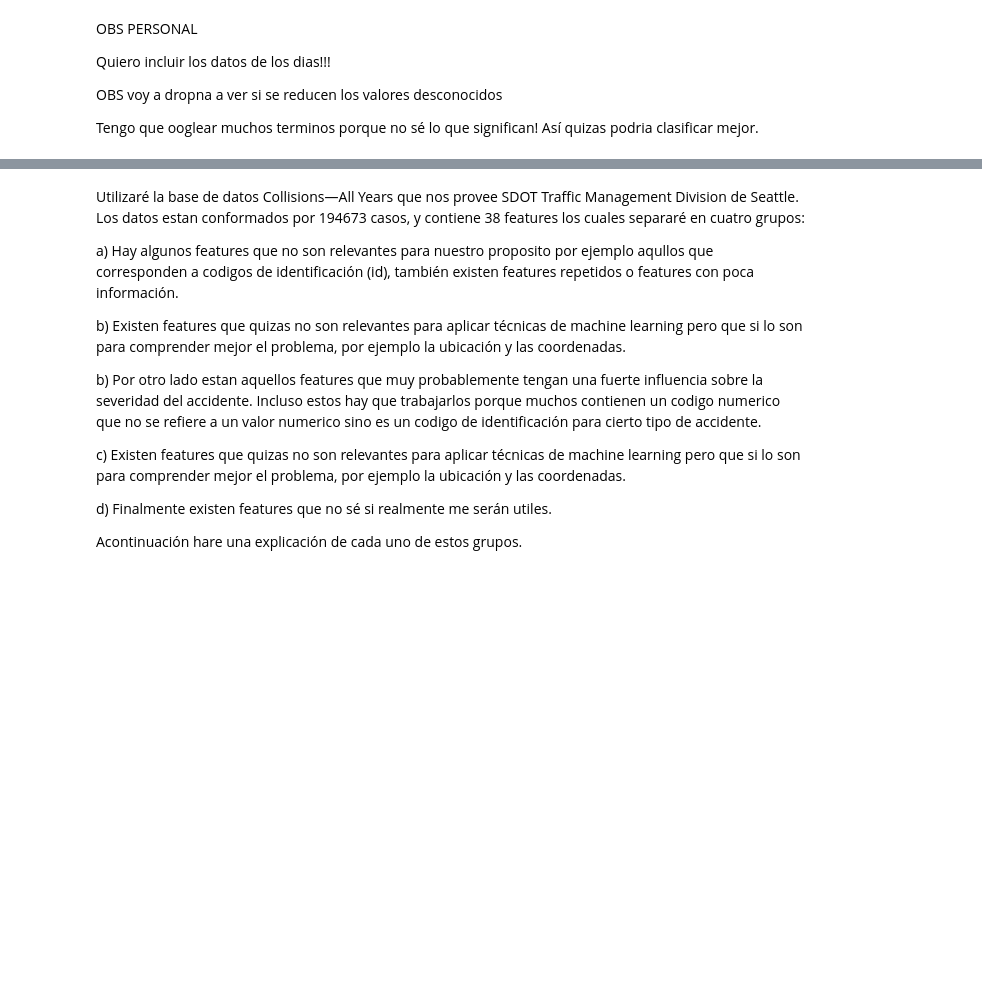
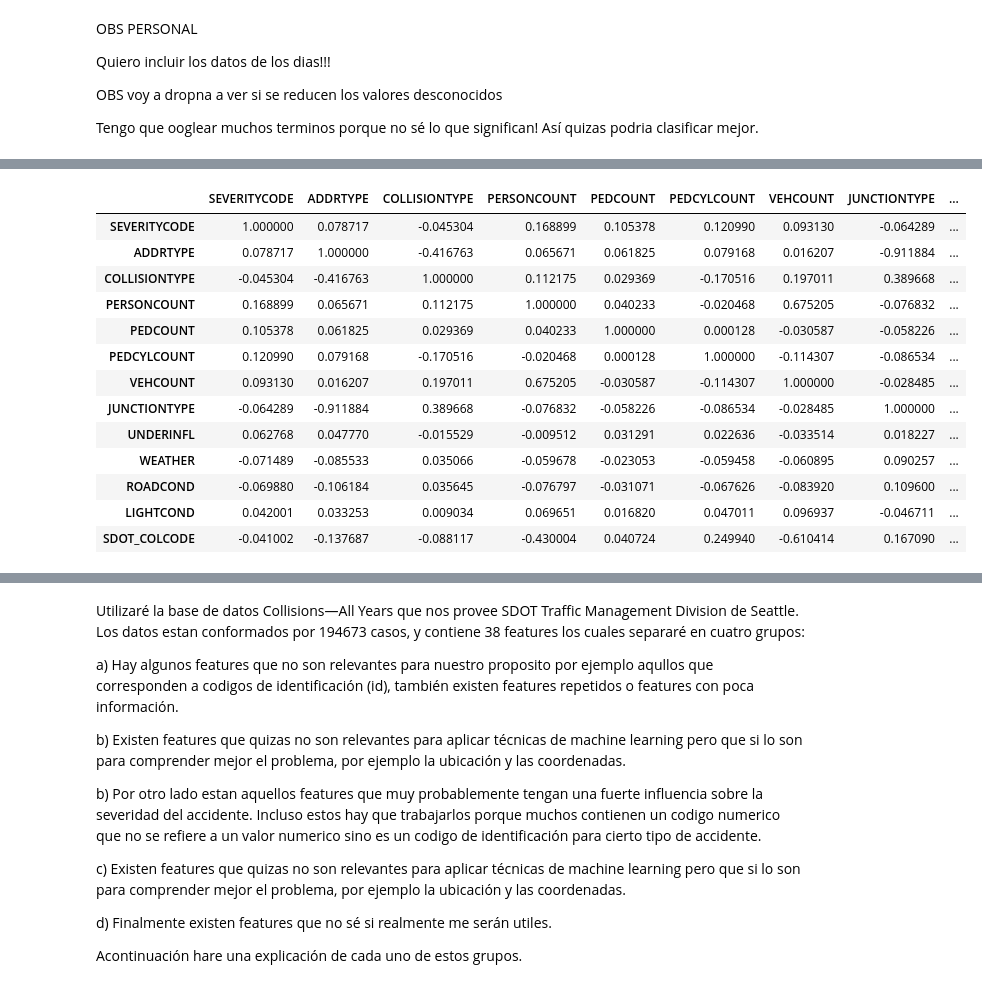
Before and after one commit to Carlosriosch/Coursera_Capstone, a Jupyter notebook: report.ipynb, the cells around one changed output, grey strips where cells are left out. Cells and saved outputs as stored; diff of their text form; code cells hidden in the pictures; blank space fills up the shorter version.

```diff
--- a/report.ipynb
+++ b/report.ipynb
@@ -662,0 +804,7 @@ DF.head()
+# %%
+leROA = preprocessing.LabelEncoder()
+leROA.fit(DF['ROADCOND'].unique())
+list(leROA.classes_)
+transROA=leROA.transform(DF['ROADCOND'])
+transROA
+collections.Counter(transROA)
@@ -662,0 +813,7 @@ DF.head()
+# %%
+leWEA = preprocessing.LabelEncoder()
+leWEA.fit(DF['WEATHER'].unique())
+list(leWEA.classes_)
+transWEA=leWEA.transform(DF['WEATHER'])
+transWEA
+collections.Counter(transWEA)
@@ -662,0 +831,7 @@ DF.head()
+# %%
+leLIG = preprocessing.LabelEncoder()
+leLIG.fit(DF['LIGHTCOND'].unique())
+list(leLIG.classes_)
+transLIG=leLIG.transform(DF['LIGHTCOND'])
+transLIG
+collections.Counter(transLIG)
@@ -662,0 +856,16 @@ DF.head()
+# %%
+DFF=pd.DataFrame()
+DFF['SEVERITYCODE']=DF['SEVERITYCODE']
+DFF['ADDRTYPE']=transADD
+DFF['COLLISIONTYPE']=transCOLL
+DFF['PERSONCOUNT']=DF['PERSONCOUNT']
+DFF['PEDCOUNT']=DF['PEDCOUNT']
+DFF['PEDCYLCOUNT']=DF['PEDCYLCOUNT']
+DFF['VEHCOUNT']=DF['VEHCOUNT']
+DFF['JUNCTIONTYPE']=transJUNC
+DFF['UNDERINFL']=transINF
+DFF['WEATHER']=transWEA
+DFF['ROADCOND']=transROA
+DFF['LIGHTCOND']=transLIG
+DFF['SDOT_COLCODE']=DF['SDOT_COLCODE']
+#DFF['SPEEDING']=transSPE
@@ -662,0 +899,17 @@ DF.head()
+# %%
+DFF.corr() ## EVERYWHERE low correlation
+# %% [output]
+|  | SEVERITYCODE | ADDRTYPE | COLLISIONTYPE | PERSONCOUNT | PEDCOUNT | PEDCYLCOUNT | VEHCOUNT | JUNCTIONTYPE | ... |
+| SEVERITYCODE | 1.000000 | 0.078717 | -0.045304 | 0.168899 | 0.105378 | 0.120990 | 0.093130 | -0.064289 | ... |
+| ADDRTYPE | 0.078717 | 1.000000 | -0.416763 | 0.065671 | 0.061825 | 0.079168 | 0.016207 | -0.911884 | ... |
+| COLLISIONTYPE | -0.045304 | -0.416763 | 1.000000 | 0.112175 | 0.029369 | -0.170516 | 0.197011 | 0.389668 | ... |
+| PERSONCOUNT | 0.168899 | 0.065671 | 0.112175 | 1.000000 | 0.040233 | -0.020468 | 0.675205 | -0.076832 | ... |
+| PEDCOUNT | 0.105378 | 0.061825 | 0.029369 | 0.040233 | 1.000000 | 0.000128 | -0.030587 | -0.058226 | ... |
+| PEDCYLCOUNT | 0.120990 | 0.079168 | -0.170516 | -0.020468 | 0.000128 | 1.000000 | -0.114307 | -0.086534 | ... |
+| VEHCOUNT | 0.093130 | 0.016207 | 0.197011 | 0.675205 | -0.030587 | -0.114307 | 1.000000 | -0.028485 | ... |
+| JUNCTIONTYPE | -0.064289 | -0.911884 | 0.389668 | -0.076832 | -0.058226 | -0.086534 | -0.028485 | 1.000000 | ... |
+| UNDERINFL | 0.062768 | 0.047770 | -0.015529 | -0.009512 | 0.031291 | 0.022636 | -0.033514 | 0.018227 | ... |
+| WEATHER | -0.071489 | -0.085533 | 0.035066 | -0.059678 | -0.023053 | -0.059458 | -0.060895 | 0.090257 | ... |
+| ROADCOND | -0.069880 | -0.106184 | 0.035645 | -0.076797 | -0.031071 | -0.067626 | -0.083920 | 0.109600 | ... |
+| LIGHTCOND | 0.042001 | 0.033253 | 0.009034 | 0.069651 | 0.016820 | 0.047011 | 0.096937 | -0.046711 | ... |
+| SDOT_COLCODE | -0.041002 | -0.137687 | -0.088117 | -0.430004 | 0.040724 | 0.249940 | -0.610414 | 0.167090 | ... |
```
Also changed, not shown: parts of 53 cells of this notebook, 24 other files.
